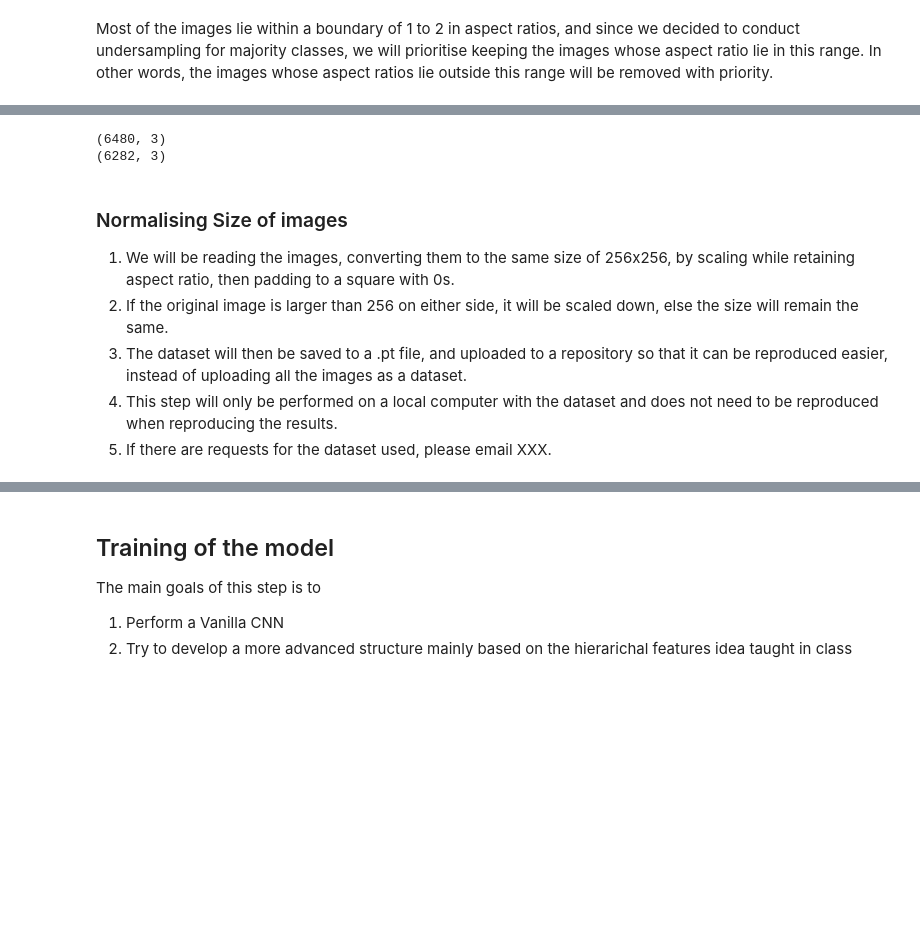
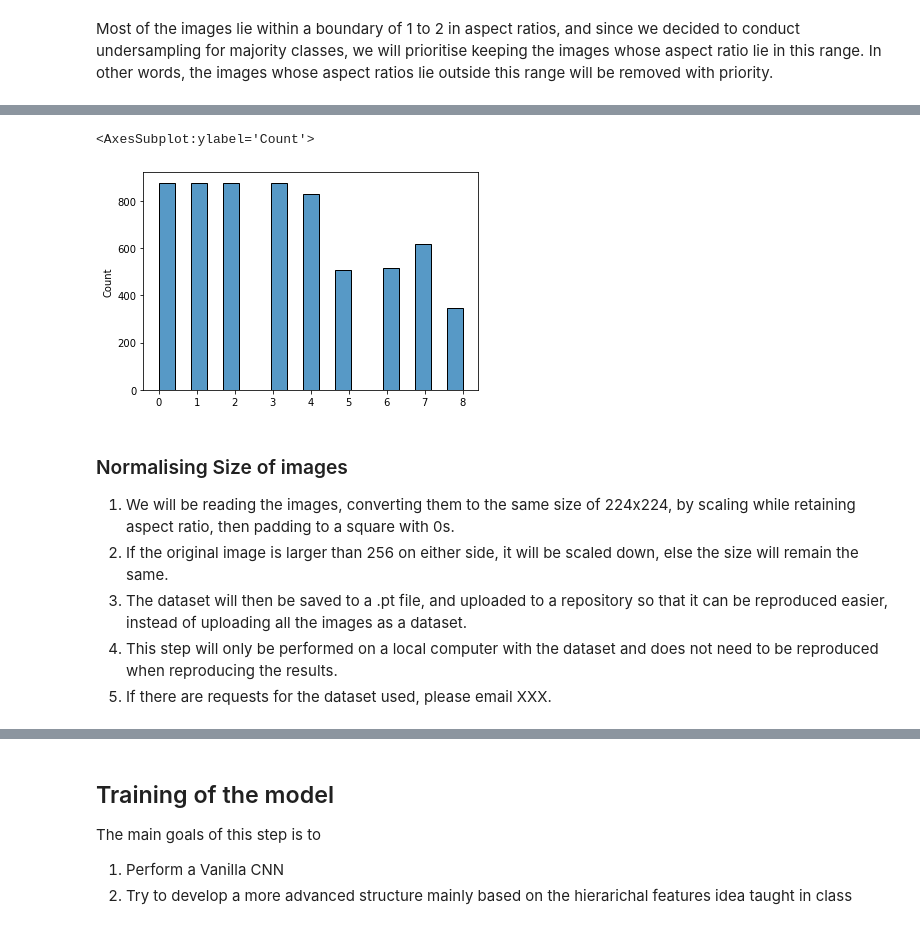
Before and after one commit to ClementNgZiQian/CS4243_2122S2_Project, a Jupyter notebook: CS4243 Project.ipynb, the cells around one changed output, grey strips where cells are left out. Drawn from its saved outputs; the diff is of its cells as text; code cells hidden in the pictures; blank space fills up the shorter version.

```diff
--- a/CS4243 Project.ipynb
+++ b/CS4243 Project.ipynb
@@ -104,30 +106,40 @@ print(filtered.shape)
-# %%
-def undersample(stats):
-    labels = stats[:, 2].unique()
-    count = []
-    for label in labels:
-        count.append((stats[:, 2] == label).count_nonzero())
-    count.sort()
-
-    retain = count[-3]
-    filtered = []
-    for label in labels:
-
-        # We scale the aspect ratios so that 1 -> 0, then
-        data = stats[stats[:, 2] == label]
-        ratio = (ratio(data) - 1).abs()
-        kept = np.argsort(ratio)[: retain]
-        filtered.append(data[kept])
-
-    filtered = np.concatenate(filtered, axis=0)
-    return filtered
-# %% [output]
-(6480, 3)
-(6282, 3)
+# %%
+def undersample(stats, paths):
+    labels = np.unique(stats[:, 2])
+    count = []
+    for label in labels:
+        count.append(np.count_nonzero(stats[:, 2] == label))
+    count.sort()
+
+    retain = count[-4]
+    filtered = []
+    filtered_paths = []
+    for label in labels:
+
+        # We scale the aspect ratios so that 1 -> 0, then
+        indices = (stats[:, 2] == label)
+        stats_temp = stats[indices]
+        paths_temp = paths[indices]
+
+        ratio = np.abs(get_ratio(stats_temp) - 1)
+        kept_indices = np.argsort(ratio)[: retain]
+        filtered.append(stats_temp[kept_indices])
+        filtered_paths.append(paths_temp[kept_indices])
+
+    filtered = np.concatenate(filtered, axis=0)
+    filtered_paths = np.concatenate(filtered_paths, axis=0)
+    return filtered, filtered_paths
+# %%
+images, images_paths = undersample(filtered_stats, filtered_paths)
+# %%
+sns.histplot(x=images[:, 2])
+# %% [output]
+<AxesSubplot:ylabel='Count'>
+[figure, added]
 # %% [markdown]
 ### Normalising Size of images
 
-1. We will be reading the images, converting them to the same size of 256x256, by scaling while retaining aspect ratio, then padding to a square with 0s.
+1. We will be reading the images, converting them to the same size of 224x224, by scaling while retaining aspect ratio, then padding to a square with 0s.
 2. If the original image is larger than 256 on either side, it will be scaled down, else the size will remain the same.
 3. The dataset will then be saved to a .pt file, and uploaded to a repository so that it can be reproduced easier, instead of uploading all the images as a dataset.
 4. This step will only be performed on a local computer with the dataset and does not need to be reproduced when reproducing the results.
```
Also changed, not shown: parts of 40 cells of this notebook.
